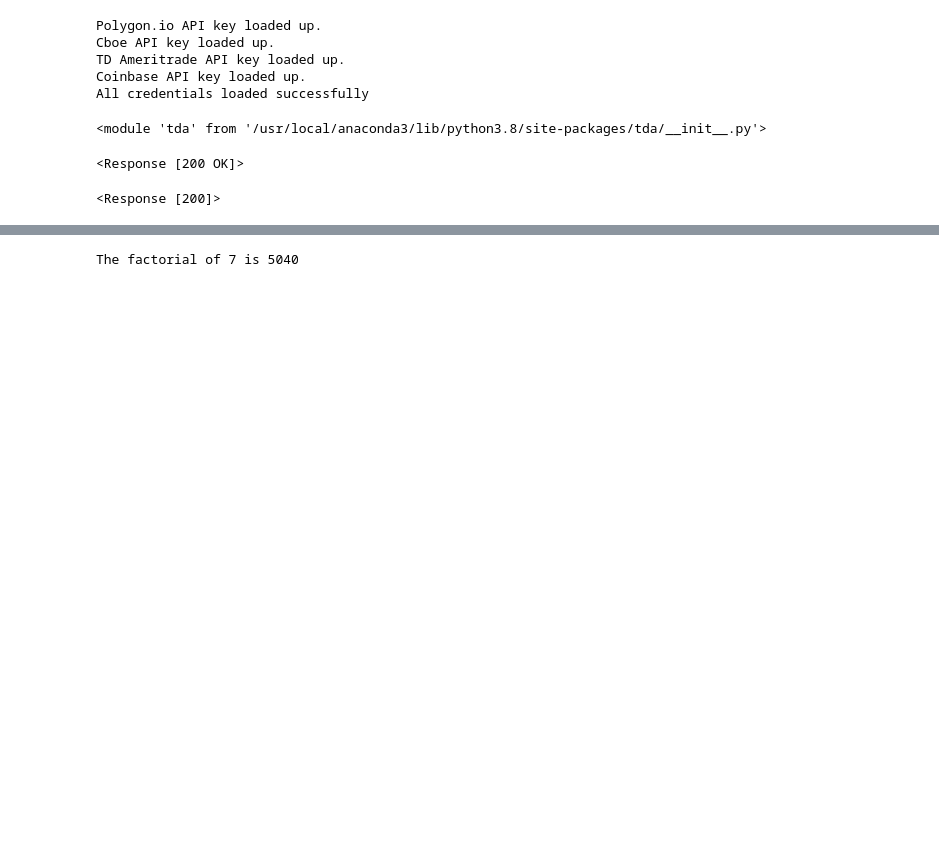
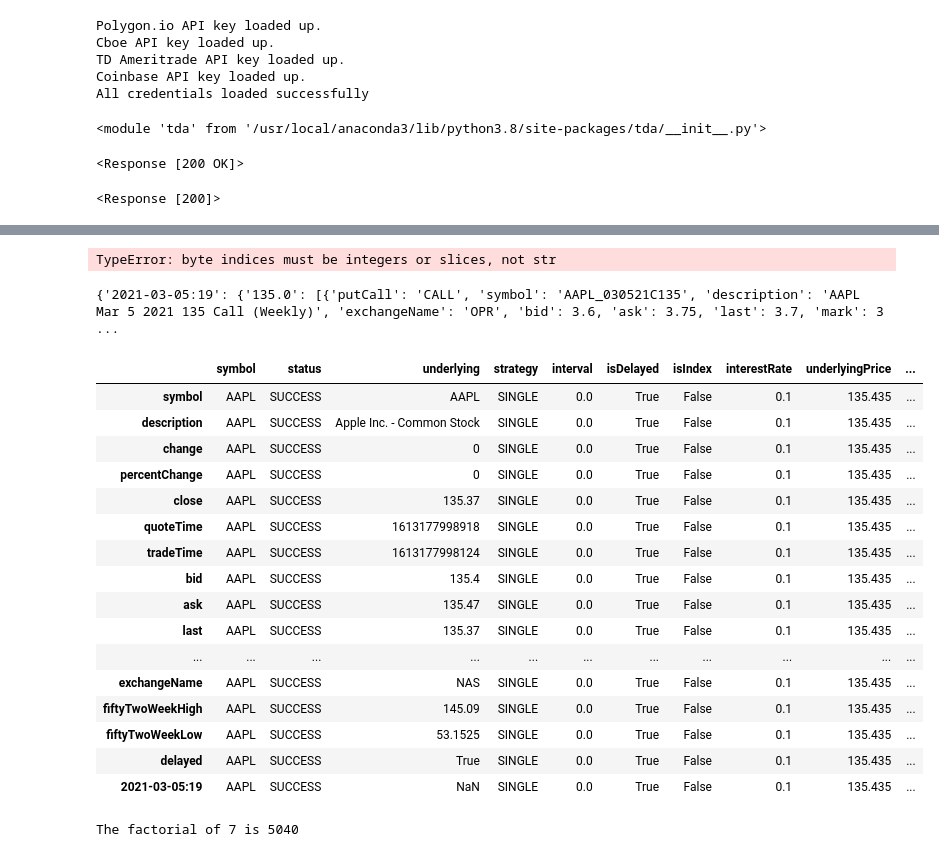
Before and after one commit to lukewbecker/algo-trading-training, a Jupyter notebook: tda_api_test.ipynb, the cells around one changed output, grey strips where cells are left out. Cells and saved outputs as stored; diff of their text form; code cells hidden in the pictures; blank space fills up the shorter version.

```diff
--- a/tda_api_test.ipynb
+++ b/tda_api_test.ipynb
@@ -163,0 +170,4 @@ aapl_content
+# %%
+aapl_content['callExpDateMap']
+# %% [output]
+TypeError: byte indices must be integers or slices, not str
@@ -164,3 +176,30 @@ aapl_content
+# %%
+request = requests.get(f'https://api.tdameritrade.com//v1/marketdata/chains?apikey={tda_key}&symbol=AAPL&contractType=CALL&strikeCount=2&includeQuotes=TRUE&toDate=2021-03-09&expMonth=MAR&optionType=S HTTP/1.1').text
+a = json.loads(request)
+print(a['callExpDateMap'])
+# %% [output]
+{'2021-03-05:19': {'135.0': [{'putCall': 'CALL', 'symbol': 'AAPL_030521C135', 'description': 'AAPL Mar 5 2021 135 Call (Weekly)', 'exchangeName': 'OPR', 'bid': 3.6, 'ask': 3.75, 'last': 3.7, 'mark': 3 ...
+# %%
+df = pd.DataFrame(a)
+df
+# %% [output]
+|  | symbol | status | underlying | strategy | interval | isDelayed | isIndex | interestRate | underlyingPrice | ... |
+| symbol | AAPL | SUCCESS | AAPL | SINGLE | 0.0 | True | False | 0.1 | 135.435 | ... |
+| description | AAPL | SUCCESS | Apple Inc. - Common Stock | SINGLE | 0.0 | True | False | 0.1 | 135.435 | ... |
+| change | AAPL | SUCCESS | 0 | SINGLE | 0.0 | True | False | 0.1 | 135.435 | ... |
+| percentChange | AAPL | SUCCESS | 0 | SINGLE | 0.0 | True | False | 0.1 | 135.435 | ... |
+| close | AAPL | SUCCESS | 135.37 | SINGLE | 0.0 | True | False | 0.1 | 135.435 | ... |
+| quoteTime | AAPL | SUCCESS | 1613177998918 | SINGLE | 0.0 | True | False | 0.1 | 135.435 | ... |
+| tradeTime | AAPL | SUCCESS | 1613177998124 | SINGLE | 0.0 | True | False | 0.1 | 135.435 | ... |
+| bid | AAPL | SUCCESS | 135.4 | SINGLE | 0.0 | True | False | 0.1 | 135.435 | ... |
+| ask | AAPL | SUCCESS | 135.47 | SINGLE | 0.0 | True | False | 0.1 | 135.435 | ... |
+| last | AAPL | SUCCESS | 135.37 | SINGLE | 0.0 | True | False | 0.1 | 135.435 | ... |
+| ... | ... | ... | ... | ... | ... | ... | ... | ... | ... | ... |
+| exchangeName | AAPL | SUCCESS | NAS | SINGLE | 0.0 | True | False | 0.1 | 135.435 | ... |
+| fiftyTwoWeekHigh | AAPL | SUCCESS | 145.09 | SINGLE | 0.0 | True | False | 0.1 | 135.435 | ... |
+| fiftyTwoWeekLow | AAPL | SUCCESS | 53.1525 | SINGLE | 0.0 | True | False | 0.1 | 135.435 | ... |
+| delayed | AAPL | SUCCESS | True | SINGLE | 0.0 | True | False | 0.1 | 135.435 | ... |
+| 2021-03-05:19 | AAPL | SUCCESS | NaN | SINGLE | 0.0 | True | False | 0.1 | 135.435 | ... |
 # %%
 num = 7
 # %%
```
Also changed, not shown: parts of 4 cells of this notebook.
